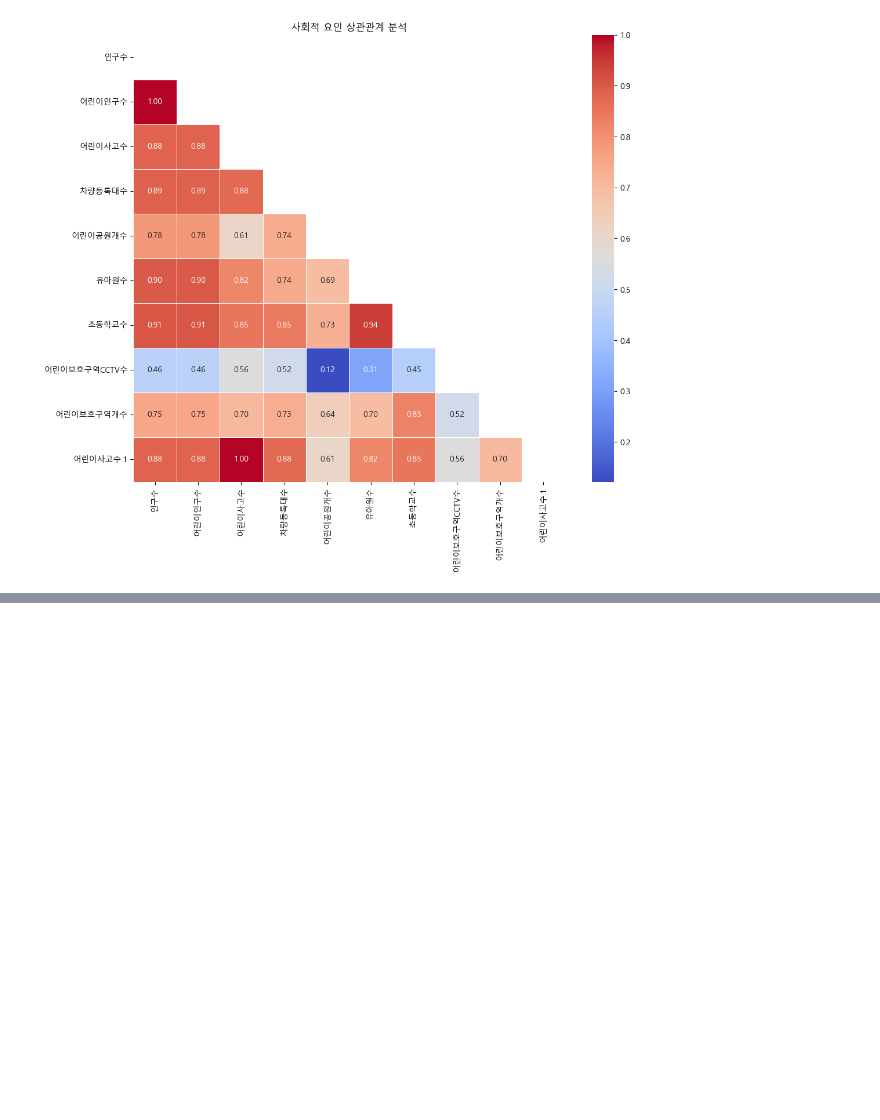
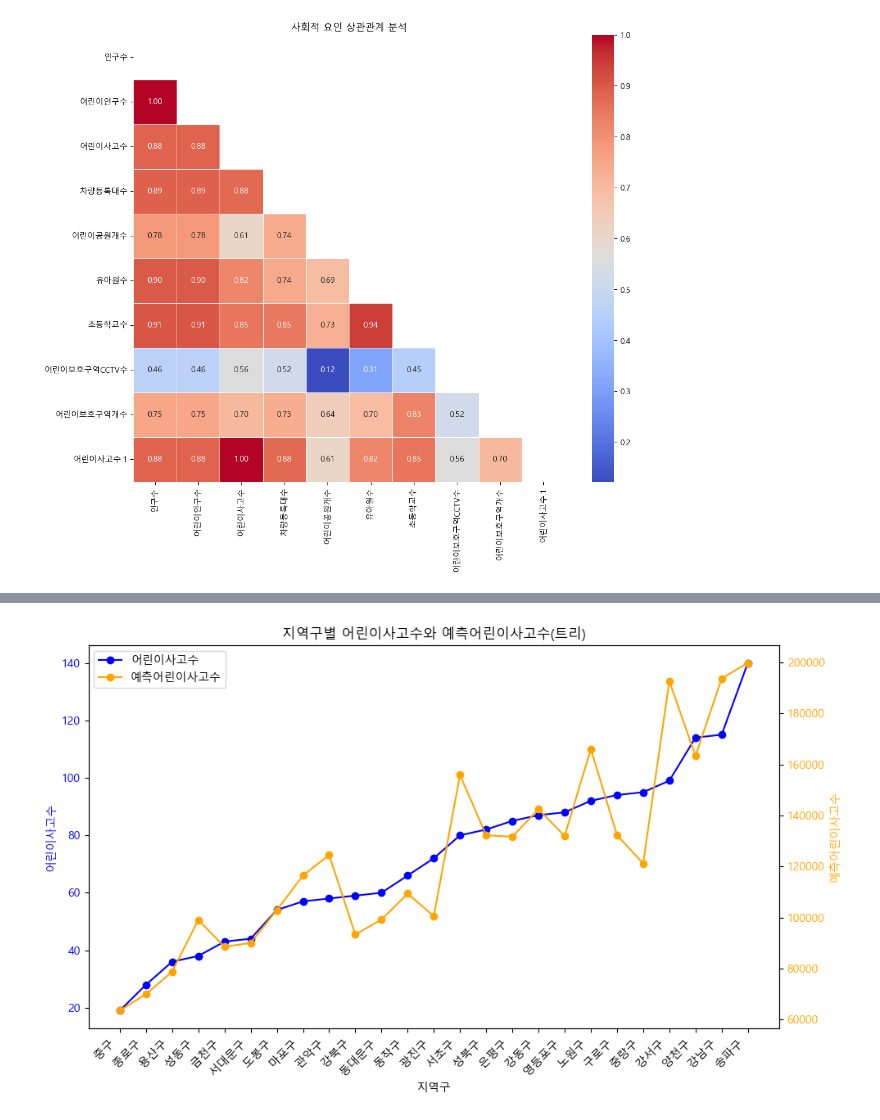
Before and after one commit to ssasdfccaf/Weather-and-traffic-accidents, a Jupyter notebook: 동옥/서울시 어린이 교통사고/map.ipynb, the cells around one changed output, grey strips where cells are left out. Saved outputs shown, nothing was run; the diff lists cells and outputs as text; code cells hidden in the pictures; blank space fills up the shorter version.

```diff
--- a/동옥/서울시 어린이 교통사고/map.ipynb
+++ b/동옥/서울시 어린이 교통사고/map.ipynb
@@ -634,0 +973,31 @@ plt.show()
+# %%
+# 꺾은선 그래프 그리기
+fig, ax1 = plt.subplots(figsize=(10, 6))
+
+# 어린이사고수 그래프
+ax1.plot(sorted_df['지역구'], sorted_df['어린이사고수'], label='어린이사고수', marker='o', color='blue')
+ax1.set_xlabel('지역구')
+ax1.set_ylabel('어린이사고수', color='blue')
+ax1.tick_params(axis='y', labelcolor='blue')
+
+# 예측어린이사고수 그래프 (새로운 Y축 사용)
+ax2 = ax1.twinx()
+ax2.plot(sorted_df['지역구'], sorted_df['예측어린이사고수'], label='예측어린이사고수', marker='o', color='orange')
+ax2.set_ylabel('예측어린이사고수', color='orange')
+ax2.tick_params(axis='y', labelcolor='orange')
+
+# X축의 텍스트 45도 회전
+ax1.set_xticklabels(sorted_df['지역구'], rotation=45, ha='right')
+
+# 제목과 범례 추가
+plt.title('지역구별 어린이사고수와 예측어린이사고수(트리)')
+fig.tight_layout()
+
+# 범례 표시
+lines, labels = ax1.get_legend_handles_labels()
+lines2, labels2 = ax2.get_legend_handles_labels()
+ax2.legend(lines + lines2, labels + labels2, loc='upper left')
+
+plt.show()
+# %% [output]
+[figure, added]
```
Also changed, not shown: parts of 16 cells of this notebook, 13 other files.
